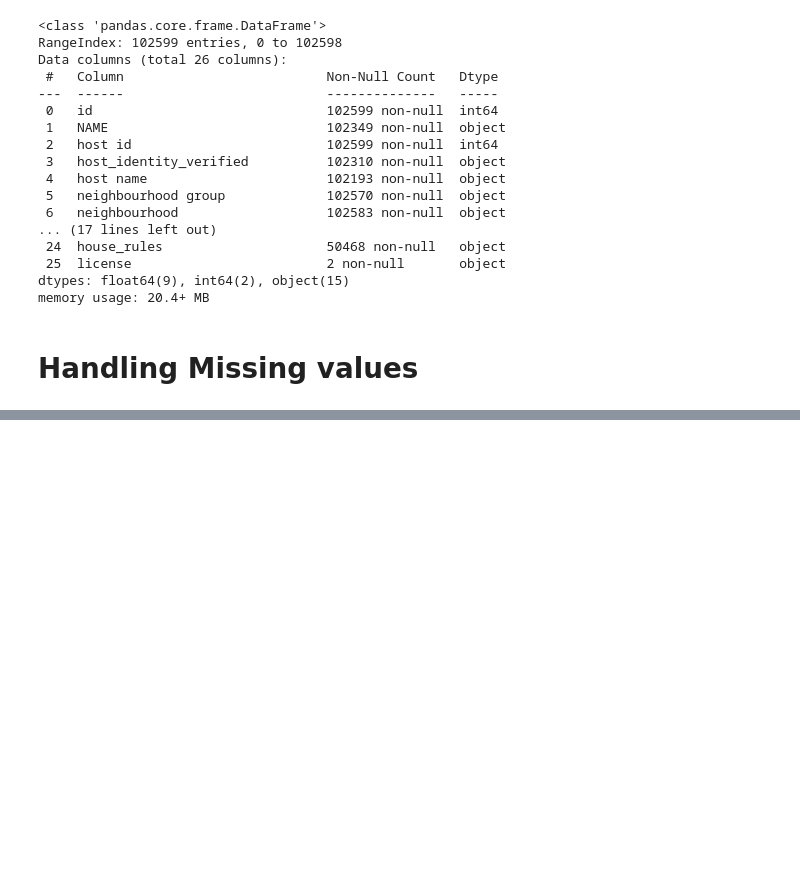
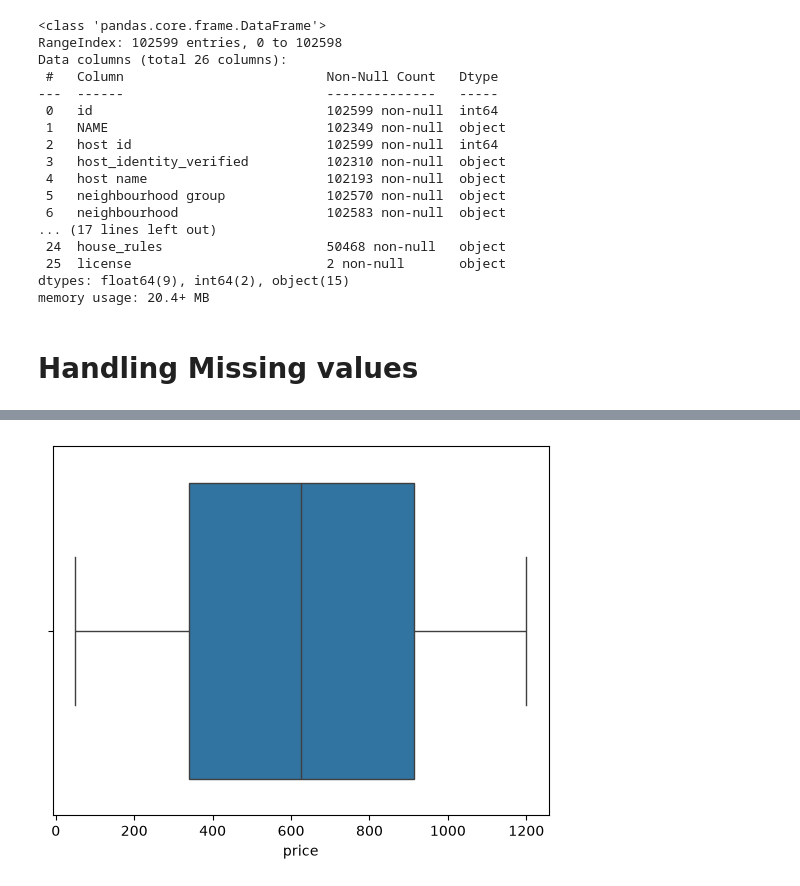
Before and after one commit to paraneankita-jpg/Airbnb_DataAnalysis, a Jupyter notebook: Analysis.ipynb, the cells around one changed output, grey strips where cells are left out. Cells and saved outputs as stored; diff of their text form; code cells hidden in the pictures; blank space fills up the shorter version.

```diff
--- a/Analysis.ipynb
+++ b/Analysis.ipynb
@@ -91,5 +93,10 @@ df['last review'] = pd.to_datetime(df['last review'], errors='coerce')
 # %%
 df.fillna({ 'reviews per month': 0, 'last review': df['last review'].min() }, inplace=True)
 # %%
-df.dropna(subset=['NAME', 'host name'], inplace=True)
+df.dropna(subset=['NAME', 'host name', 'host_identity_verified',
+       'neighbourhood group', 'neighbourhood', 'lat', 'long', 'country',
+       'country code', 'instant_bookable', 'cancellation_policy',
+       'Construction year', 'price', 'service fee', 'minimum nights',
+       'number of reviews','review rate number', 'calculated host listings count',
+       'availability 365'], inplace=True)
 # %%
@@ -117,0 +184,5 @@ None
+# %%
+sns.boxplot(x=df['price'])
+plt.show()
+# %% [output]
+[figure, added]
```
Also changed, not shown: parts of 29 cells of this notebook.
